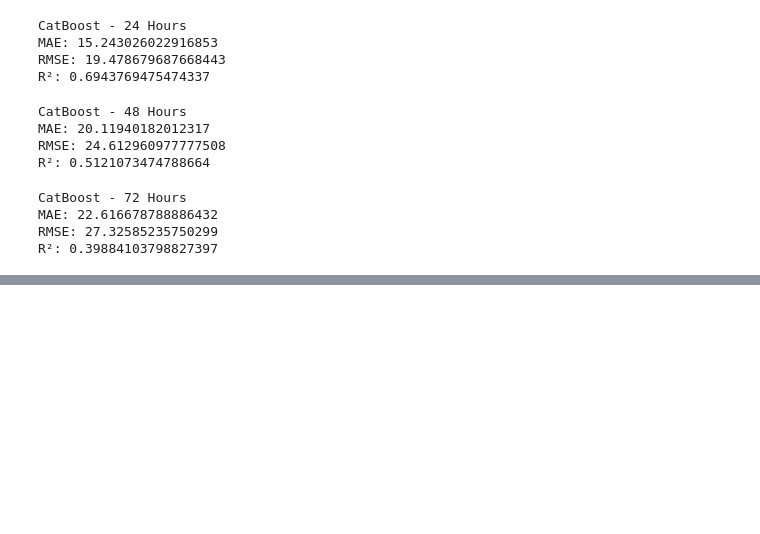
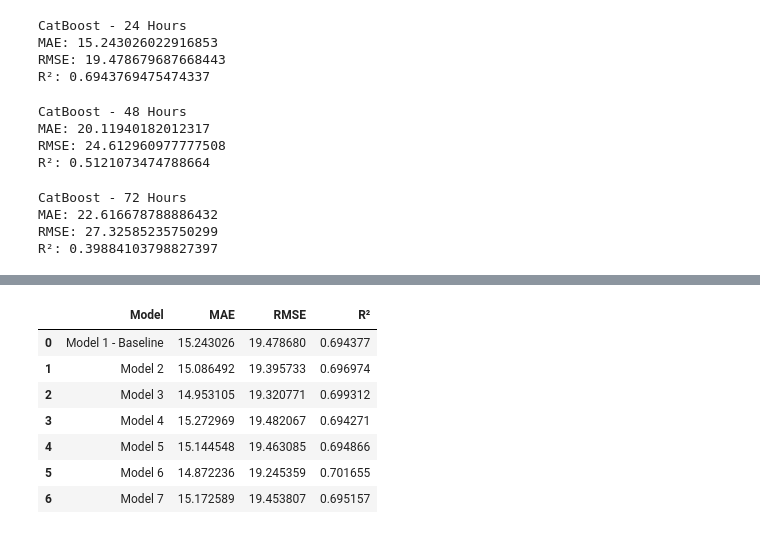
Before and after one commit to farajarshad01/AQI-Predictor, a Jupyter notebook: 10Pearls_Aqi_Predictor.ipynb, the cells around one changed output, grey strips where cells are left out. Cells and saved outputs as stored; diff of their text form; code cells hidden in the pictures; blank space fills up the shorter version.

Commit message:
Tuned the Model

```diff
--- a/10Pearls_Aqi_Predictor.ipynb
+++ b/10Pearls_Aqi_Predictor.ipynb
@@ -1206,0 +1209,82 @@ R²: 0.39884103798827397
+# %%
+catboost_models = {
+    "Model 1 - Baseline": {
+        "iterations": 200,
+        "learning_rate": 0.05,
+        "depth": 6
+    },
+
+    "Model 2": {
+        "iterations": 300,
+        "learning_rate": 0.05,
+        "depth": 6
+    },
+
+    "Model 3": {
+        "iterations": 500,
+        "learning_rate": 0.03,
+        "depth": 6
+    },
+
+    "Model 4": {
+        "iterations": 300,
+        "learning_rate": 0.03,
+        "depth": 5
+    },
+
+    "Model 5": {
+        "iterations": 300,
+        "learning_rate": 0.05,
+        "depth": 5
+    },
+
+    "Model 6": {
+        "iterations": 300,
+        "learning_rate": 0.05,
+        "depth": 7
+    },
+
+    "Model 7": {
+        "iterations": 500,
+        "learning_rate": 0.03,
+        "depth": 5
+    }
+}
+
+results_cb_tuning = []
+
+for name, params in catboost_models.items():
+
+    model = CatBoostRegressor(
+        **params,
+        random_seed=42,
+        verbose=False
+    )
+
+    model.fit(X_train_24_cb, y_train_24_cb)
+
+    predictions = model.predict(X_test_24_cb)
+
+    mae = mean_absolute_error(y_test_24_cb, predictions)
+    rmse = np.sqrt(mean_squared_error(y_test_24_cb, predictions))
+    r2 = r2_score(y_test_24_cb, predictions)
+
+    results_cb_tuning.append({
+        "Model": name,
+        "MAE": mae,
+        "RMSE": rmse,
+        "R²": r2
+    })
+
+results_cb_tuning_df = pd.DataFrame(results_cb_tuning)
+
+results_cb_tuning_df
+# %% [output]
+|  | Model | MAE | RMSE | R² |
+| 0 | Model 1 - Baseline | 15.243026 | 19.478680 | 0.694377 |
+| 1 | Model 2 | 15.086492 | 19.395733 | 0.696974 |
+| 2 | Model 3 | 14.953105 | 19.320771 | 0.699312 |
+| 3 | Model 4 | 15.272969 | 19.482067 | 0.694271 |
+| 4 | Model 5 | 15.144548 | 19.463085 | 0.694866 |
+| 5 | Model 6 | 14.872236 | 19.245359 | 0.701655 |
+| 6 | Model 7 | 15.172589 | 19.453807 | 0.695157 |
```
Also changed, not shown: parts of 3 cells of this notebook.
